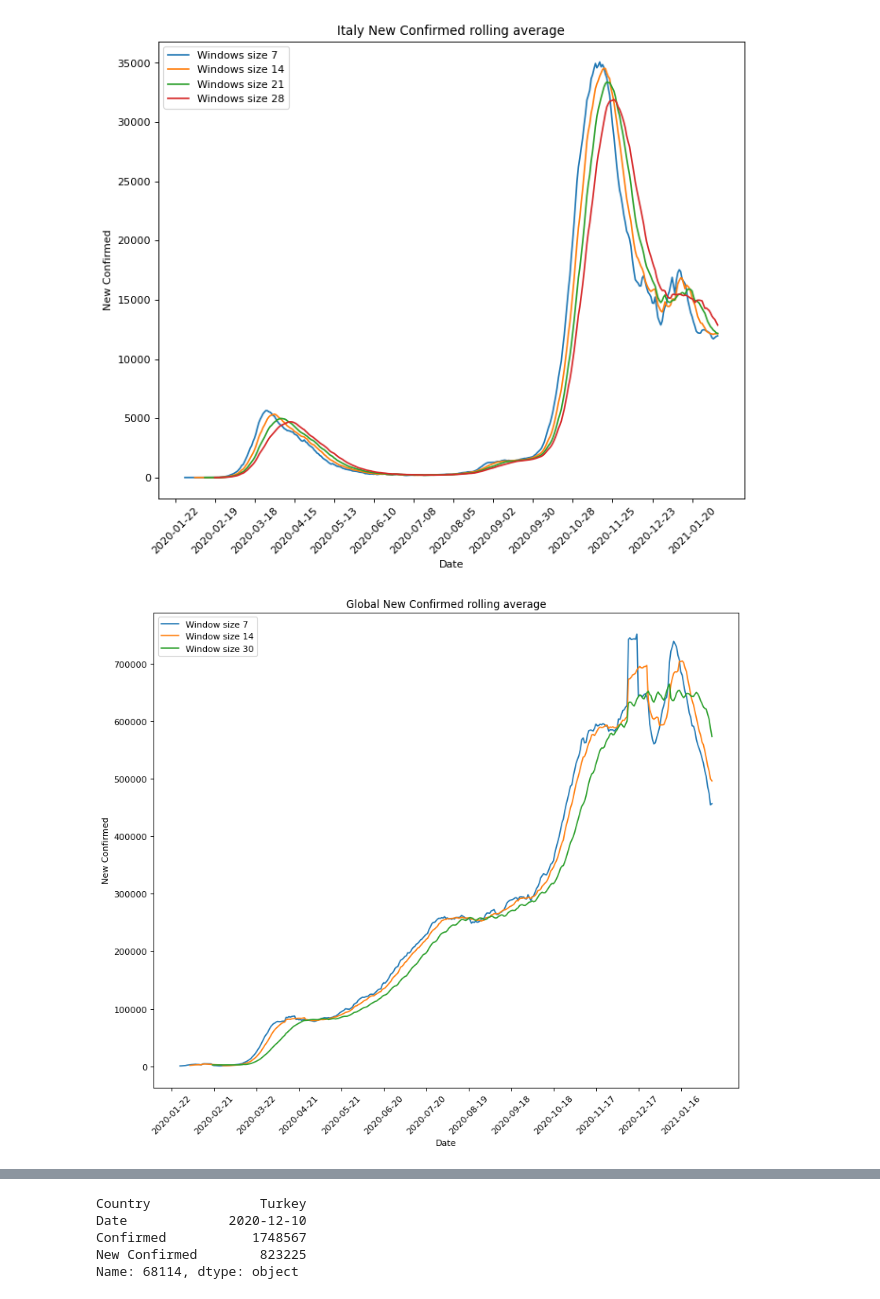
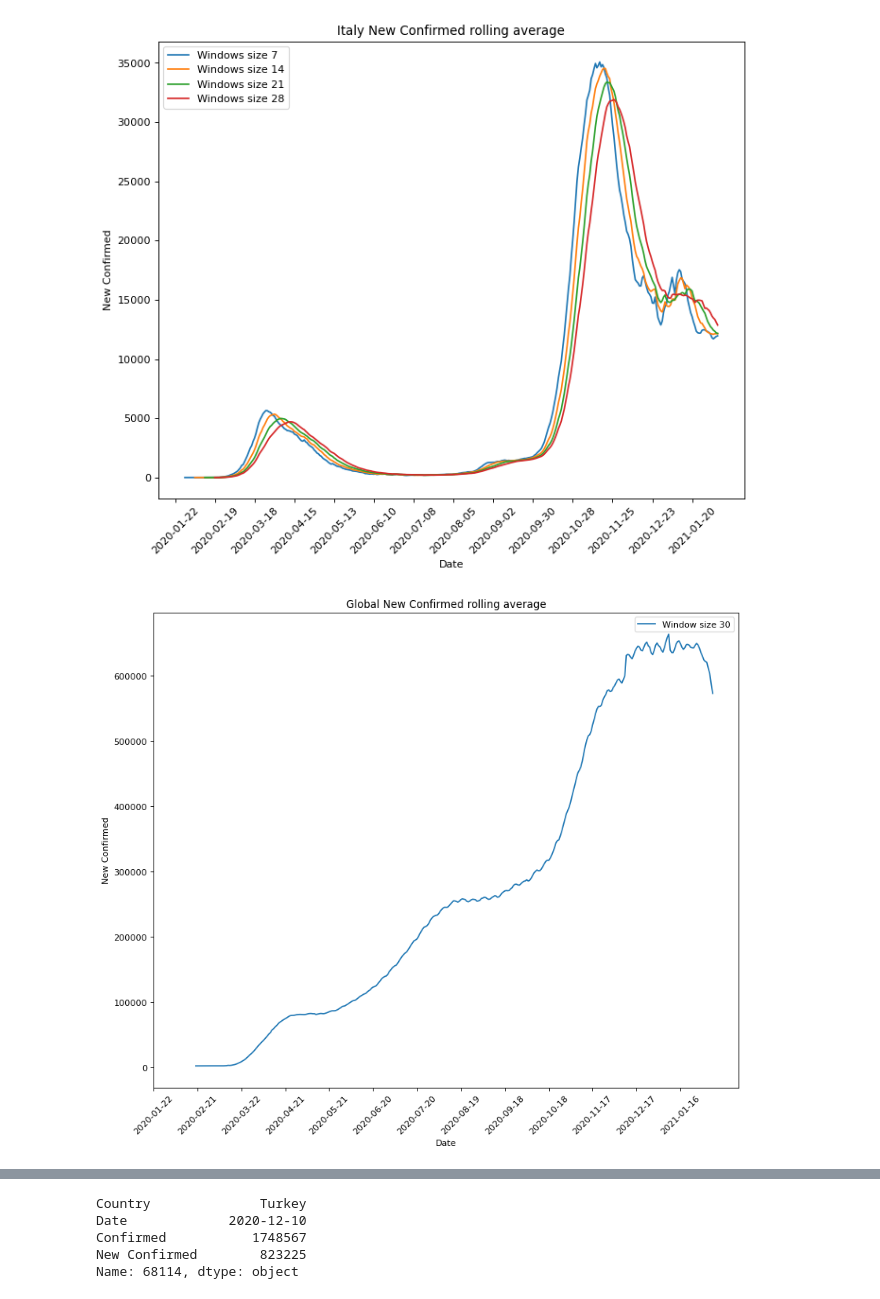
Before and after one commit to ferra-rally/CovidCPS, a Jupyter notebook: CPS.ipynb, the cells around one changed output, grey strips where cells are left out. Cells and saved outputs as stored; diff of their text form; code cells hidden in the pictures.

Commit message:
bar_plot

```diff
--- a/CPS.ipynb
+++ b/CPS.ipynb
@@ -196,6 +160,41 @@ rollingAverage(df, "New Confirmed", "Italy", [7, 14, 21, 28])
 # %% [output]
 [figure]
+# %%
+#Moving average global data
+def global_data(df, field, sizes=[30], figsize=(12, 10), xstep=30):
+    #check field is valid
+    if (field not in df.columns):
+        print("Field doesn't exists")
+        return -1
+    elif field not in ["Confirmed", "New Confirmed"]:
+        print("Invalid field")
+        return -1
+
+    #all dates
+    dates = df["Date"].unique()
+
+    #global data
+    global_cases = []
+
+    for day in dates:
+        cases = df.loc[df["Date"] == day][field].sum()
+        global_cases.append(cases)
+
+    global_cases = pd.Series(global_cases)
+    #moving average
+    fig = plt.figure(num=None, figsize=figsize, dpi=80, facecolor='w', edgecolor='k')
+
+    for size in sizes:
+        avg = global_cases.rolling(window=size).mean()
+        plt.plot(dates, avg, label="Window size %d" % size)
+
+    plt.title("Global %s rolling average" % field)
+    plt.xticks(np.arange(0, len(dates)+1, xstep), rotation=45)
+    plt.legend()
+    plt.xlabel("Date")
+    plt.ylabel(field)
+    plt.show()
 # %%
-globalData(df, "New Confirmed", [7, 14, 30])
+global_data(df, "New Confirmed")
 # %% [output]
-[figure, old version]
+[figure, new version]
```
Also changed, not shown: parts of 11 cells of this notebook.
